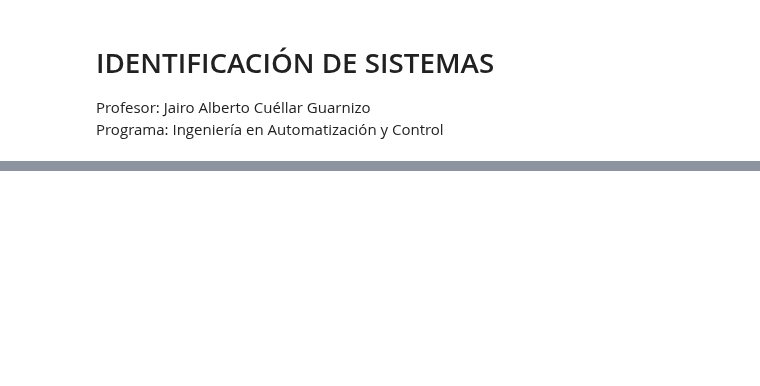
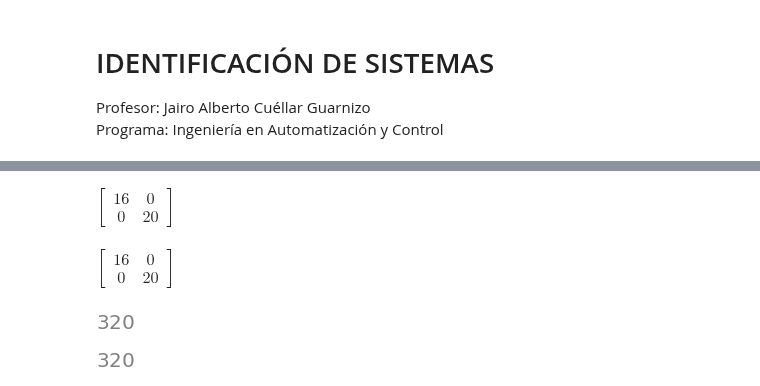
Before and after one commit to jairocuellar/System_identification, a Jupyter notebook: class_04_01.ipynb, the cells around one changed output, grey strips where cells are left out. Drawn from its saved outputs; the diff is of its cells as text; code cells hidden in the pictures; blank space fills up the shorter version.

```diff
--- a/class_04_01.ipynb
+++ b/class_04_01.ipynb
@@ -209,0 +107,3 @@ plt.grid()
+# %%
+gradf = Matrix([f.diff(x1),f.diff(x2)])
+gradf
@@ -209,0 +112,4 @@ plt.grid()
+# %%
+d_opt = sym.solve(gradf)
+x_opt = x.subs(d_opt)
+x_opt
@@ -209,0 +128,18 @@ plt.grid()
+# %%
+Hessf =  Matrix([[f.diff(x1,2),f.diff(x2).diff(x1)],
+                [f.diff(x1).diff(x2),f.diff(x2,2)]])
+Hessf
+# %% [output]
+$\displaystyle \left[\begin{matrix}16 & 0\\0 & 20\end{matrix}\right]$
+# %%
+Hessf.subs(d_opt)
+# %% [output]
+$\displaystyle \left[\begin{matrix}16 & 0\\0 & 20\end{matrix}\right]$
+# %%
+Hessf.subs(d_opt).det()
+# %% [output]
+[figure, added]
+# %%
+Hessf.det()
+# %% [output]
+[figure, added]
```
Also changed, not shown: parts of 27 cells of this notebook, 6 other files.
